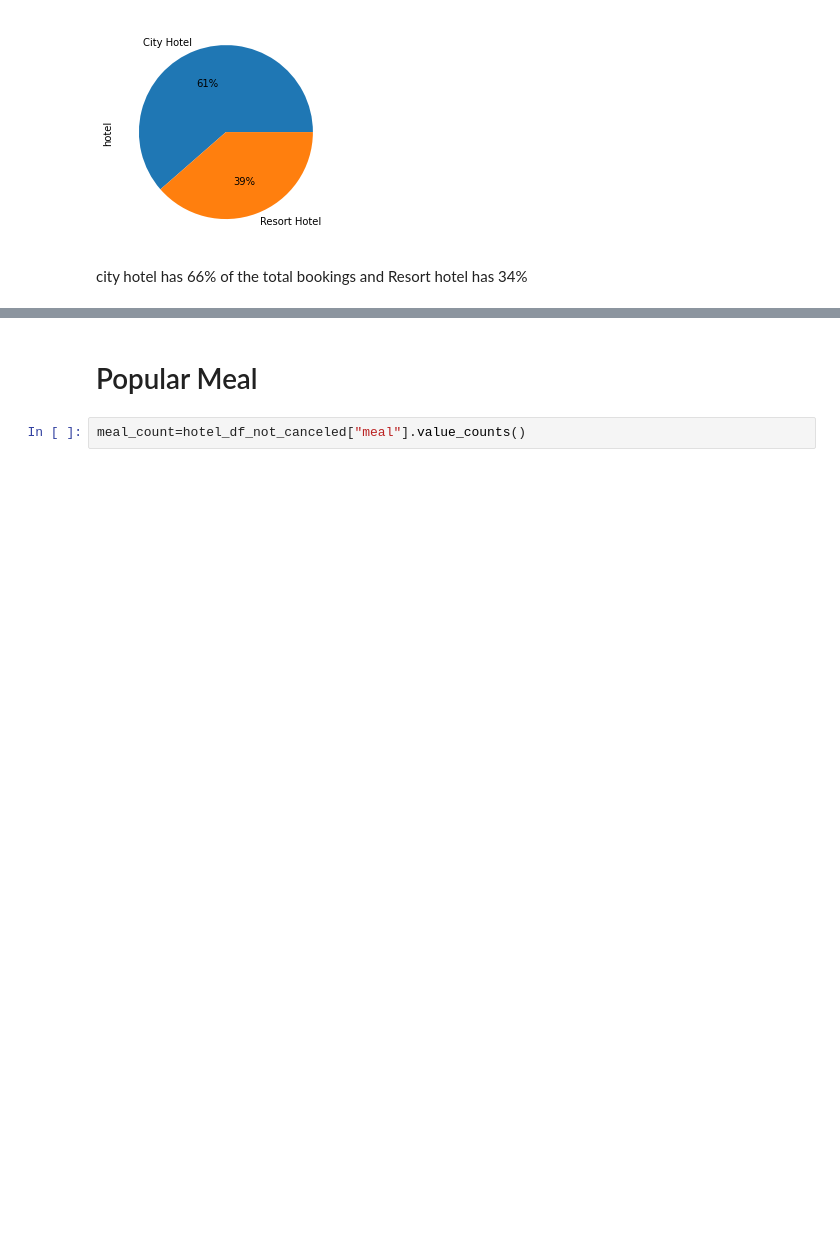
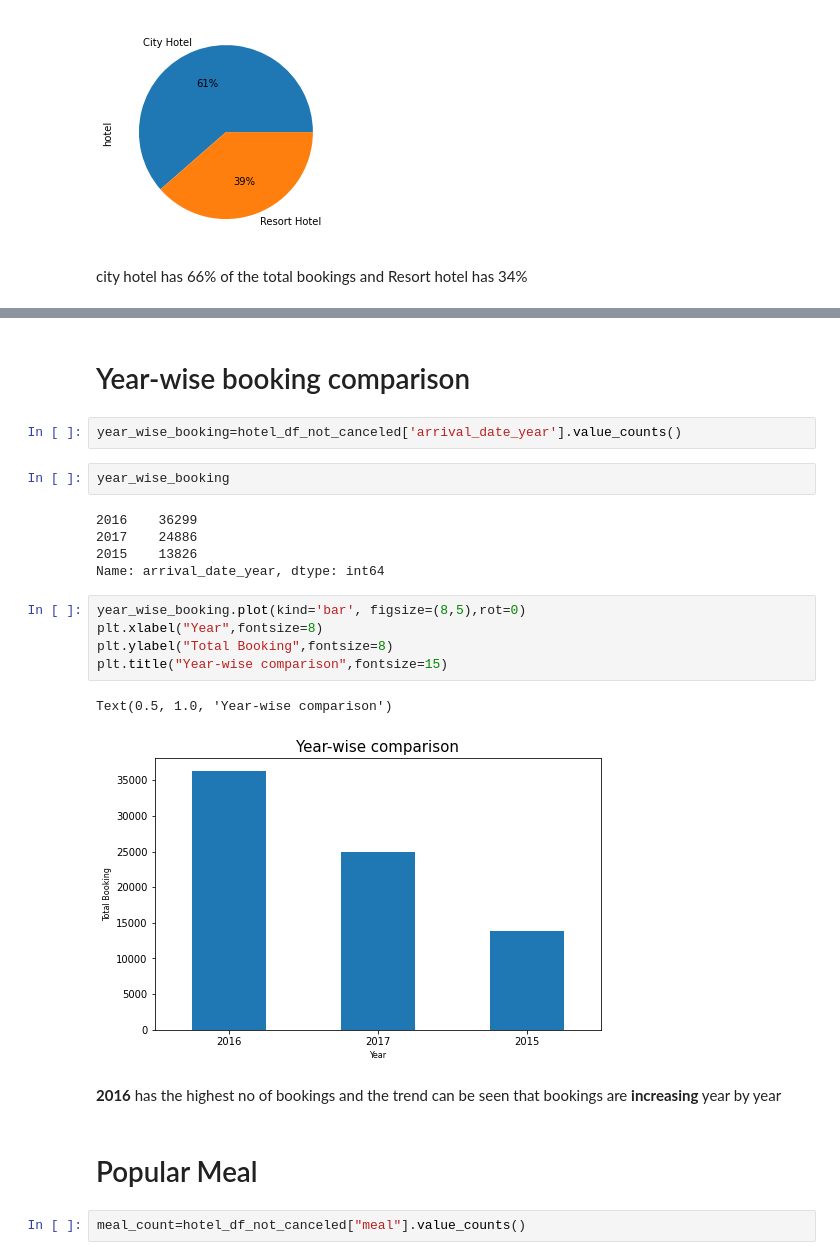
Before and after one commit to kfaisalofficial/Hotel-booking-analysis, a Jupyter notebook: Copy_of_Hotel_Booking_Analysis_Capstone_Project.ipynb, the cells around one changed output, grey strips where cells are left out. Cells and saved outputs as stored; diff of their text form; blank space fills up the shorter version.

```diff
--- a/Copy_of_Hotel_Booking_Analysis_Capstone_Project.ipynb
+++ b/Copy_of_Hotel_Booking_Analysis_Capstone_Project.ipynb
@@ -245,3 +245,24 @@ city hotel has 66% of the total bookings and Resort hotel has 34%
+# %% [markdown]
+# Year-wise booking comparison
+# %%
+year_wise_booking=hotel_df_not_canceled['arrival_date_year'].value_counts()
+# %%
+year_wise_booking
+# %% [output]
+2016    36299
+2017    24886
+2015    13826
+Name: arrival_date_year, dtype: int64
+# %%
+year_wise_booking.plot(kind='bar', figsize=(8,5),rot=0)
+plt.xlabel("Year",fontsize=8)
+plt.ylabel("Total Booking",fontsize=8)
+plt.title("Year-wise comparison",fontsize=15)
+# %% [output]
+Text(0.5, 1.0, 'Year-wise comparison')
+[figure, added]
+# %% [markdown]
+**2016** has the highest no of bookings and the trend can be seen that bookings are **increasing** year by year
 # %% [markdown]
 # Popular Meal
 # %%
```
Also changed, not shown: parts of 8 cells of this notebook.
